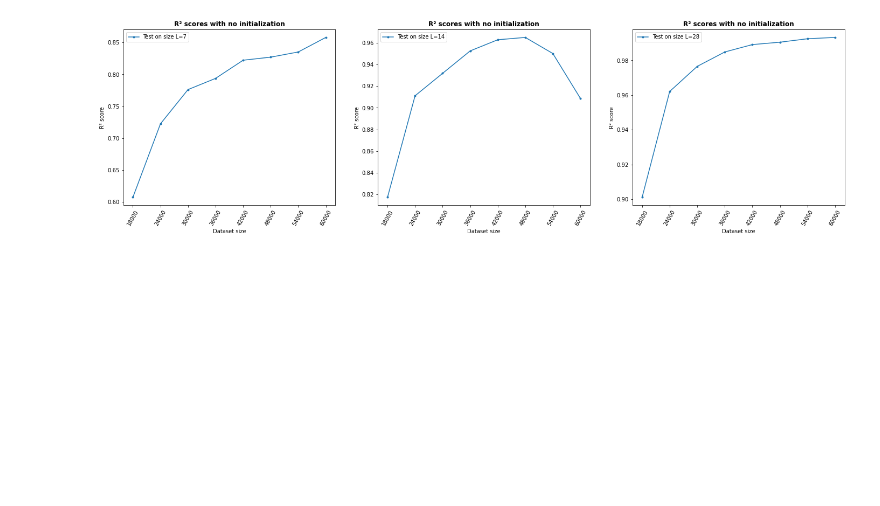
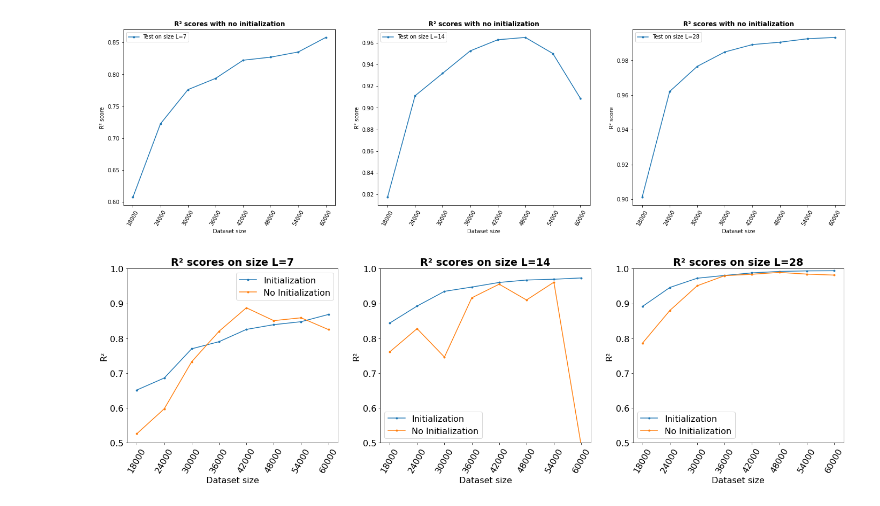
Before and after one commit to gscriva/dlai-project, a Jupyter notebook: readdata.ipynb, the cells around one changed output. Cells and saved outputs as stored; diff of their text form; code cells hidden in the pictures; blank space fills up the shorter version.

```diff
--- a/readdata.ipynb
+++ b/readdata.ipynb
@@ -523,7 +555,7 @@ Initialize with weights from trainig with both $L=7$ and $L=14$
 # %%
 result_init = np.array(
                [[0.622715, 0.820302, 0.898719, -185.093],
-               [0.685142, 0.897577, 0.956511, -163.819]
+               [0.685142, 0.897577, 0.956511, -163.819],
                [0.801066, 0.933743, 0.977197, -547.408],
                [0.814715, 0.944821, 0.984102, -7698.66],
                [0.826885, 0.932859, 0.988114, -235254.4],
@@ -531,6 +563,15 @@ result_init = np.array(
                [0.82317, 0.809632, 0.992523, -1e7],
                [0.758208, 0.227778, 0.990750, -2.21e7],
               ])
+result_init2 = np.array([[0.526374, 0.760958, 0.786207, -6.32379],
+                        [0.597884, 0.827696, 0.879996, -7.22399],
+                        [0.732581, 0.746144, 0.950762, -7.71609],
+                        [0.820043, 0.91624, 0.979708, -8.15014],
+                        [0.887502, 0.955264, 0.983844, -8.53037],
+                        [0.850713, 0.909955, 0.988972, -8.55732],
+                        [0.858847, 0.960934, 0.984226, -8.6445],
+                        [0.824993, 0.491481, 0.981418, -8.37293],
+                        ])
 
 
 dataset_size = np.arange(0.3, 0.99, 0.1) * 60000
@@ -551,8 +592,8 @@ for j, size in enumerate(system_sizes):
 # %% [output]
 [figure]
 # %%
-result_standnorm = np.array(
-                    [[0.607519, 0.817275, 0.9012, -160.01],
+result_standnorm = np.array([
+                    [0.607519, 0.817275, 0.9012, -160.01],
                     [0.722584, 0.911101, 0.962075, -529.278],
                     [0.776214, 0.931854, 0.976523, -216.082],
                     [0.793762, 0.952586, 0.984801, -255.217],
@@ -561,6 +602,17 @@ result_standnorm = np.array(
                     [0.835124, 0.950155, 0.992408, -80690.2],
                     [0.857931, 0.908675, 0.993178, -1.018e5],
                     ])
+result_noinit = np.array([
+                        [0.651682, 0.843721, 0.891496, -7.81998],
+                        [0.686142, 0.892523, 0.945878, -7.81216],
+                        [0.769826, 0.934694, 0.972425, -8.2288],
+                        [0.790257, 0.946989, 0.980373, -8.29459],
+                        [0.825441, 0.960225, 0.987674, -8.25763],
+                        [0.839082, 0.967238, 0.991861, -8.3371],
+                        [0.847646, 0.969483, 0.99345, -8.29349],
+                        [0.86841, 0.973221, 0.993851, -8.55609],
+                        ])
+
 
 dataset_size = np.arange(0.3, 0.99, 0.1) * 60000
 dataset_size = np.append(dataset_size, 60000)
@@ -579,3 +631,21 @@ for j, size in enumerate(system_sizes):
     plt.legend()
 # %% [output]
 [figure]
+# %%
+fig = plt.figure(figsize=(24,6))
+plt.rcParams.update({'font.size': 16})
+
+for j, size in enumerate(system_sizes):
+    if size == 'L=56':
+        continue
+    plt.subplot(1,3, j+1)
+    plt.plot(dataset_size, result_noinit[:,j], '.-', label='Initialization')
+    plt.plot(dataset_size, result_init2[:,j], '.-', label='No Initialization')
+    _, _ = plt.xticks(dataset_size, rotation=60)
+    plt.xlabel("Dataset size")
+    plt.ylim(0.50, 1)
+    plt.ylabel("R\xb2")
+    plt.title("R\xb2 scores on size {0}".format(size), fontweight="bold")
+    plt.legend()
+# %% [output]
+[figure, added]
```
Also changed, not shown: parts of 10 cells of this notebook.
